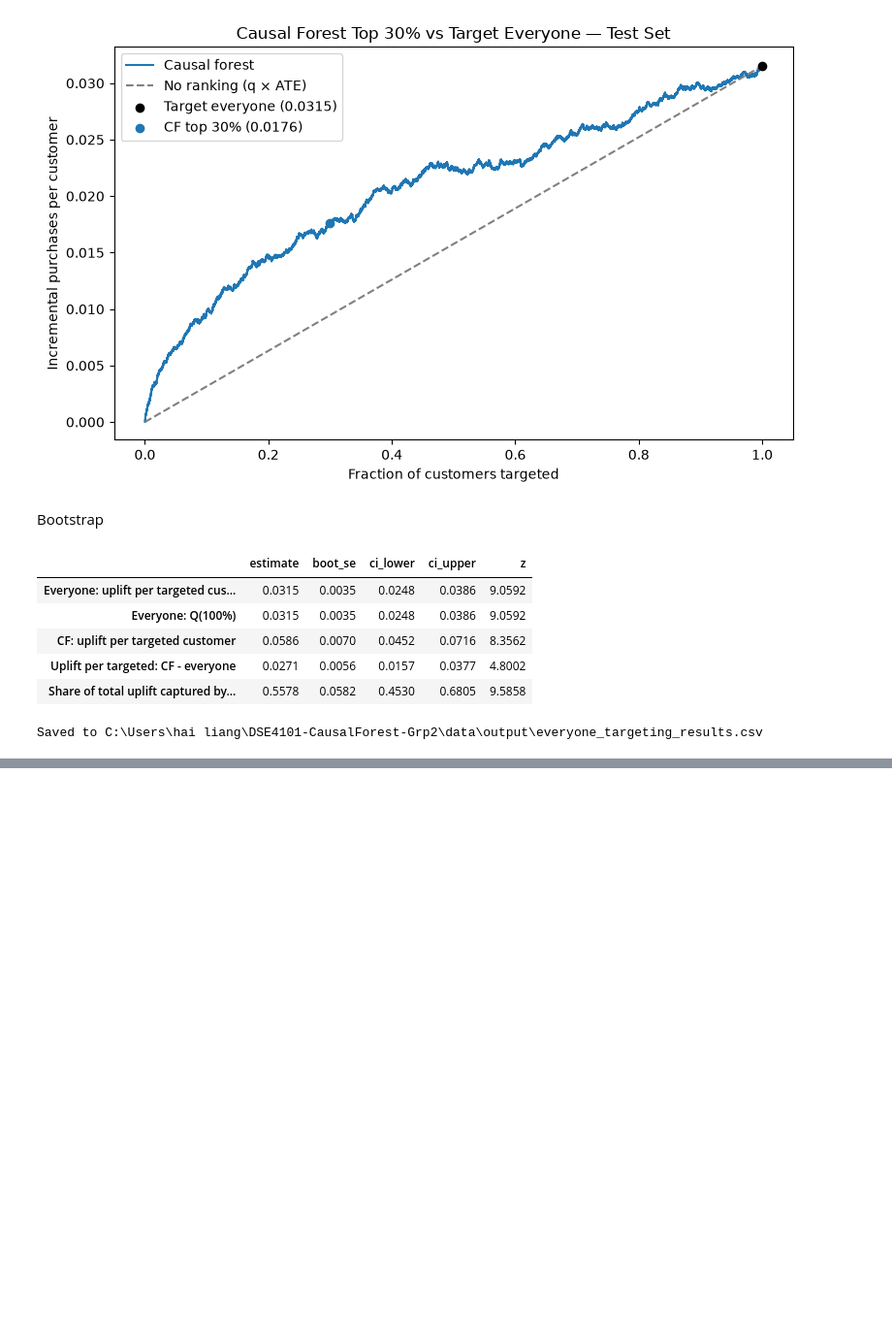
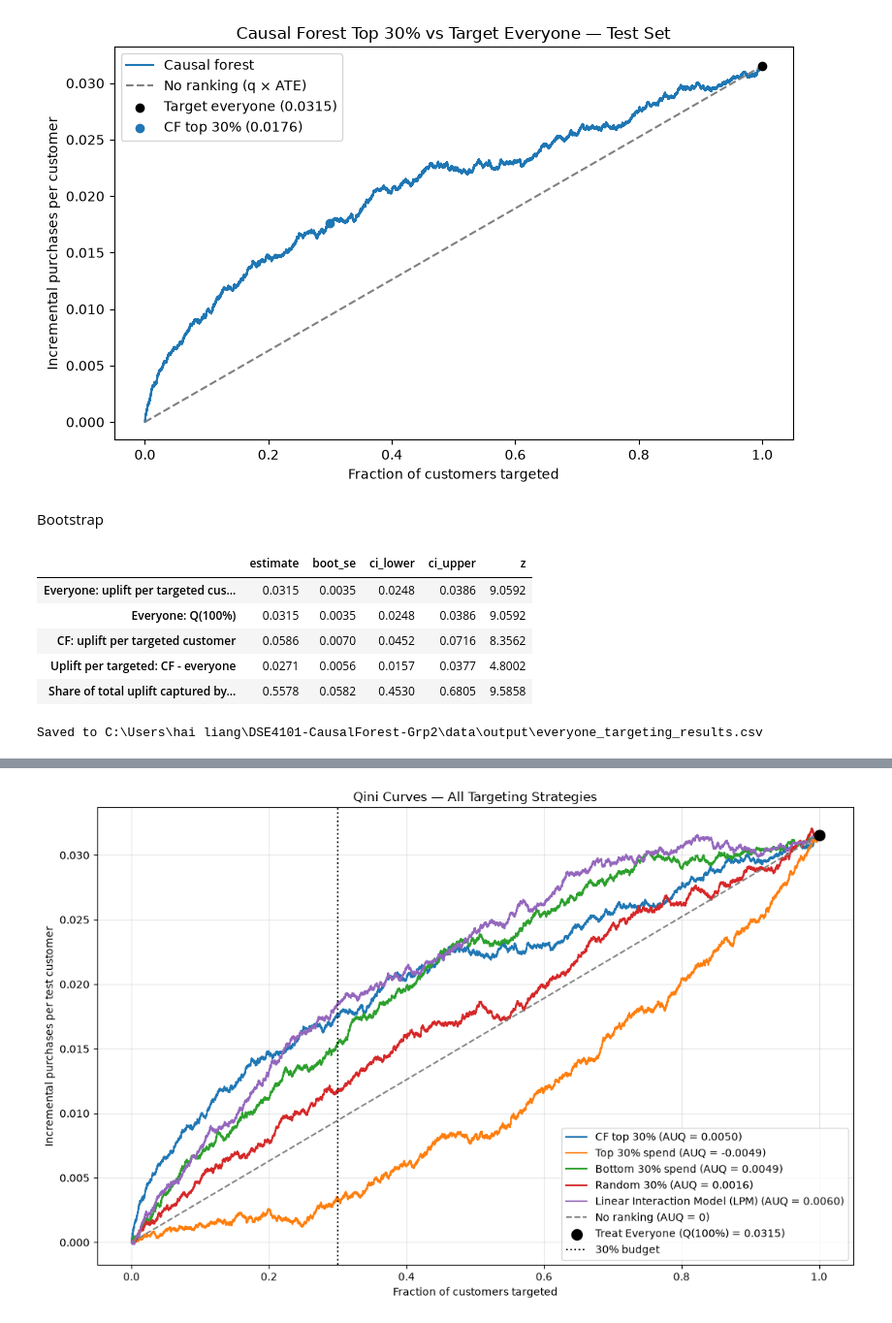
Before and after one commit to shannon-kwok/DSE4101-CausalForest-Grp2, a Jupyter notebook: notebooks/cf_targeting.ipynb, the cells around one changed output, grey strips where cells are left out. Shown at 97% size. Cells and saved outputs as stored; diff of their text form; code cells hidden in the pictures; blank space fills up the shorter version.

Commit message:
added in combined qini

```diff
--- a/notebooks/cf_targeting.ipynb
+++ b/notebooks/cf_targeting.ipynb
@@ -659,0 +662,87 @@ Saved to C:\Users\hai liang\DSE4101-CausalForest-Grp2\data\output\everyone_targe
+# %%
+#combined Qini Curves and AUQ
+
+all_orders = {
+    **orders,
+    "Linear Interaction Model (LPM)": rank_order(
+        cate_lpm, np.random.default_rng(RANDOM_STATE)
+    )
+}
+
+q = np.arange(1, n + 1) / n
+ate = gamma.mean()
+
+fig, ax = plt.subplots(figsize=(11, 7))
+
+qini_rows = []
+
+#plot all ranking - based
+for name, idx_order in all_orders.items():
+
+    Q = np.cumsum(gamma[idx_order]) / n
+    auq_est = np.mean(Q - q * ate)
+    q30 = gamma[idx_order[:k]].sum() / n
+
+    qini_rows.append({
+        "Strategy": name,
+        "AUQ": auq_est,
+        "Q(30%)": q30,
+        "Q(100%)": ate
+    })
+
+    ax.plot(
+        q, Q,
+        label=f"{name} (AUQ = {auq_est:.4f})"
+    )
+
+#baseline
+ax.plot(
+    [0, 1], [0, ate],
+    "--", color="grey",
+    label="No ranking (AUQ = 0)"
+)
+
+#treat everyone
+ax.scatter(
+    1, ate,
+    color="black",
+    marker="o",
+    s=100,
+    zorder=5,
+    label=f"Treat Everyone (Q(100%) = {ate:.4f})"
+)
+
+
+qini_rows.append({
+    "Strategy": "Treat Everyone",
+    "AUQ": 0.0,
+    "Q(30%)": np.nan,
+    "Q(100%)": ate
+})
+
+#30% budget
+ax.axvline(
+    BUDGET,
+    linestyle=":",
+    color="black",
+    label="30% budget"
+)
+
+ax.set_xlabel("Fraction of customers targeted")
+ax.set_ylabel("Incremental purchases per test customer")
+ax.set_title("Qini Curves — All Targeting Strategies")
+
+ax.legend()
+ax.grid(alpha=0.3)
+
+plt.tight_layout()
+plt.show()
+
+#comparison table
+qini_comparison = pd.DataFrame(qini_rows)
+
+display(
+    qini_comparison.set_index("Strategy").round(5)
+)
+# %% [output]
+[figure, added]
```
Also changed, not shown: parts of 3 cells of this notebook, 4 other files.
